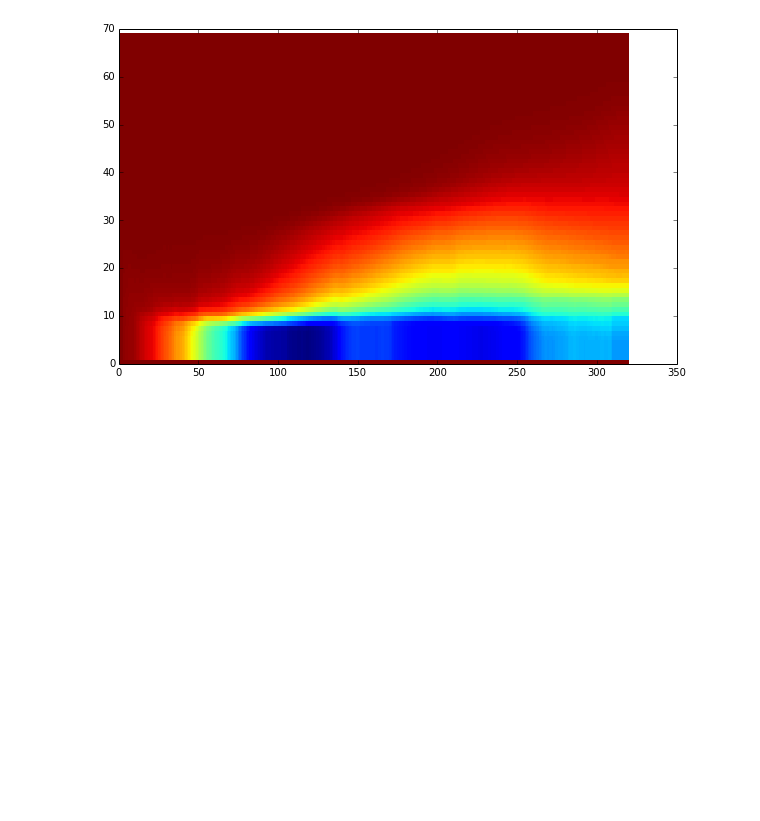
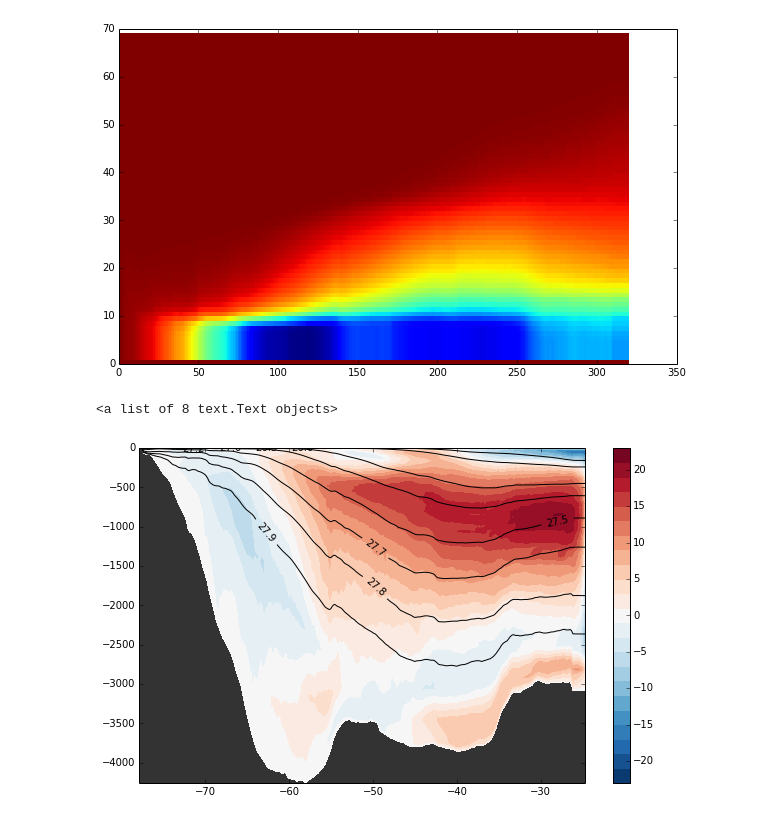
Before and after one commit to dhruvbalwada/watermass, a Jupyter notebook: SOSE_layers_analysis/layers_analysis_sw.ipynb, the cells around one changed output. Drawn from its saved outputs; the diff is of its cells as text; code cells hidden in the pictures; blank space fills up the shorter version.

```diff
--- a/SOSE_layers_analysis/layers_analysis_sw.ipynb
+++ b/SOSE_layers_analysis/layers_analysis_sw.ipynb
@@ -516,3 +507,12 @@ plt.pcolormesh(Yc)
 # %% [output]
 <matplotlib.collections.QuadMesh at 0x...>
 [figure]
+# %%
+ax = plt.subplot(111, axisbg='0.2')
+plt.contourf(Xc, Yc, d['psi'], np.arange(-24,24,2)+1, cmap='RdBu_r')
+plt.colorbar(ticks=np.arange(-25,30,5))
+c = plt.contour(Xc, Yc, sigma, [27.85, 27.8,27.7,27.5,27.2,27.0,26.5,26.0], colors='k')
+plt.clabel(c, fmt='%1.1f')
+# %% [output]
+<a list of 8 text.Text objects>
+[figure, added]
```
Also changed, not shown: parts of 7 cells of this notebook.
